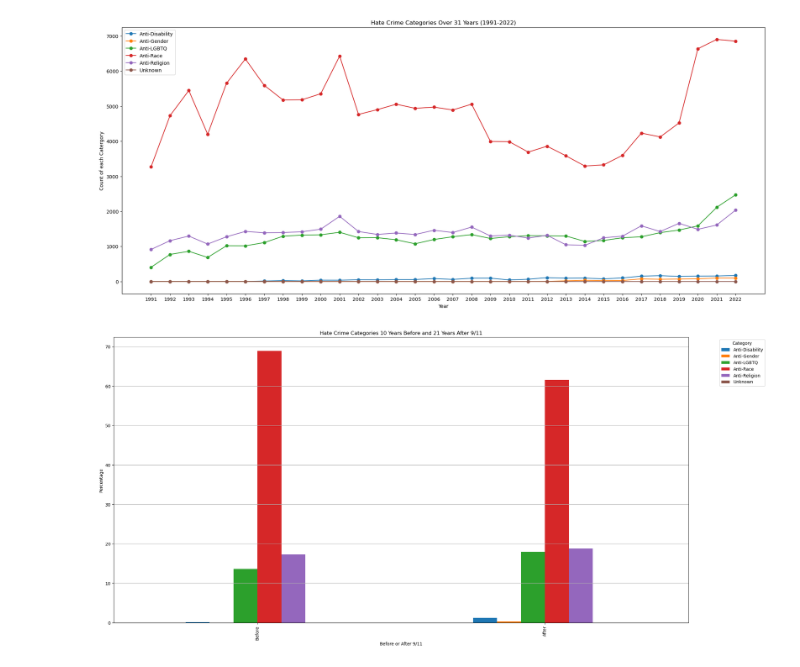
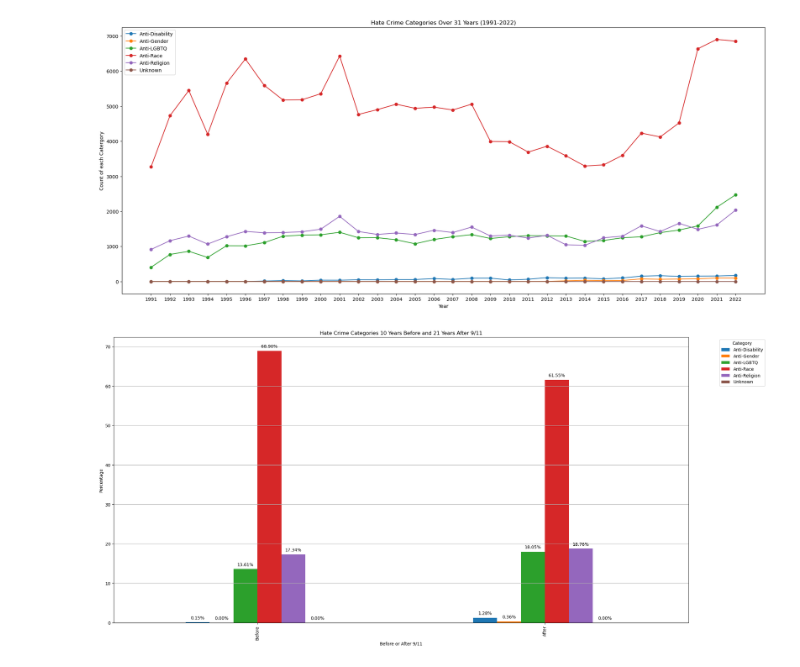
Before and after one commit to corporatemanny/FBI-Hate-Crime-Analysis, a Jupyter notebook: Analysis/Data Analysis.ipynb, the cells around one changed output. Saved outputs shown, nothing was run; the diff lists cells and outputs as text; code cells hidden in the pictures.

Commit message:
Updated Data

```diff
--- a/Analysis/Data Analysis.ipynb
+++ b/Analysis/Data Analysis.ipynb
@@ -163,29 +163,57 @@ plt.show()
 # %% [output]
 [figure]
 # %%
-#Create a bar plot representing the percentage of category before and after 9/11:
+# #Create a bar plot representing the percentage of category before and after 9/11:
+
+# # Convert 'Before_After' to categorical with specified order
+# order = ['Before', 'After']
+# crime_processed['Before_After'] = pd.Categorical(crime_processed['Before_After'], categories=order, ordered=True)
+
+# # Group by Before_After to get the count for the selected category in each year
+# grouped_data = crime_processed.groupby(['Before_After', 'Bias_Category']).size().unstack()
+
+# # Calculate percentages
+# percentage_data = grouped_data.div(grouped_data.sum(axis=1), axis=0) * 100
+
+# # Plotting
+# ax = percentage_data.plot(kind='bar', stacked=False, figsize=(24, 12))
+# ax.set_ylabel('Percentage')
+# ax.set_xlabel('Before or After 9/11')
+# ax.set_title('Hate Crime Categories 10 Years Before and 21 Years After 9/11')
+# ax.yaxis.grid(True)
+# plt.legend(title='Category', bbox_to_anchor=(1.05, 1), loc='upper left')
+# plt.savefig('../Analysis/Bar Plot- Hate Crime Categories Over Time')
+# plt.show()
+
+# Create a bar plot representing the percentage of category before and after 9/11:
 
 # Convert 'Before_After' to categorical with specified order
 order = ['Before', 'After']
 crime_processed['Before_After'] = pd.Categorical(crime_processed['Before_After'], categories=order, ordered=True)
 
 # Group by Before_After to get the count for the selected category in each year
 grouped_data = crime_processed.groupby(['Before_After', 'Bias_Category']).size().unstack()
 
 # Calculate percentages
 percentage_data = grouped_data.div(grouped_data.sum(axis=1), axis=0) * 100
 
 # Plotting
 ax = percentage_data.plot(kind='bar', stacked=False, figsize=(24, 12))
 ax.set_ylabel('Percentage')
 ax.set_xlabel('Before or After 9/11')
 ax.set_title('Hate Crime Categories 10 Years Before and 21 Years After 9/11')
 ax.yaxis.grid(True)
 plt.legend(title='Category', bbox_to_anchor=(1.05, 1), loc='upper left')
+
+# Annotate bars with percentages
+for p in ax.patches:
+    ax.annotate(f'{p.get_height():.2f}%', (p.get_x() + p.get_width() / 2., p.get_height()),
+                ha='center', va='center', xytext=(0, 10), textcoords='offset points')
+
 plt.savefig('../Analysis/Bar Plot- Hate Crime Categories Over Time')
 plt.show()
 # %% [output]
-[figure, old version]
+[figure, new version]
 # %%
 #Create a bar plot representing the percentage of category before and after 9/11:
 
```
Also changed, not shown: parts of 2 cells of this notebook, 1 other file.
